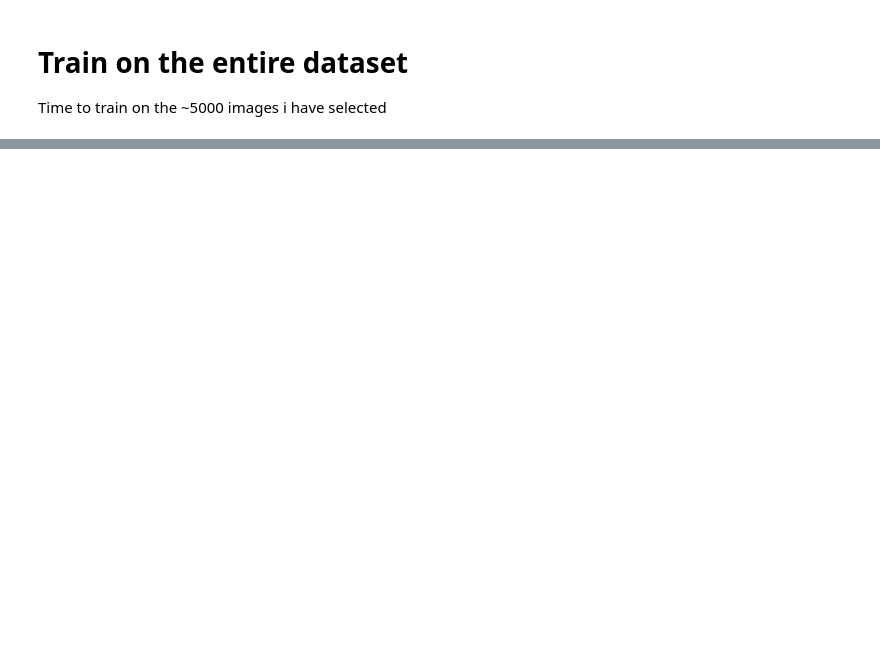
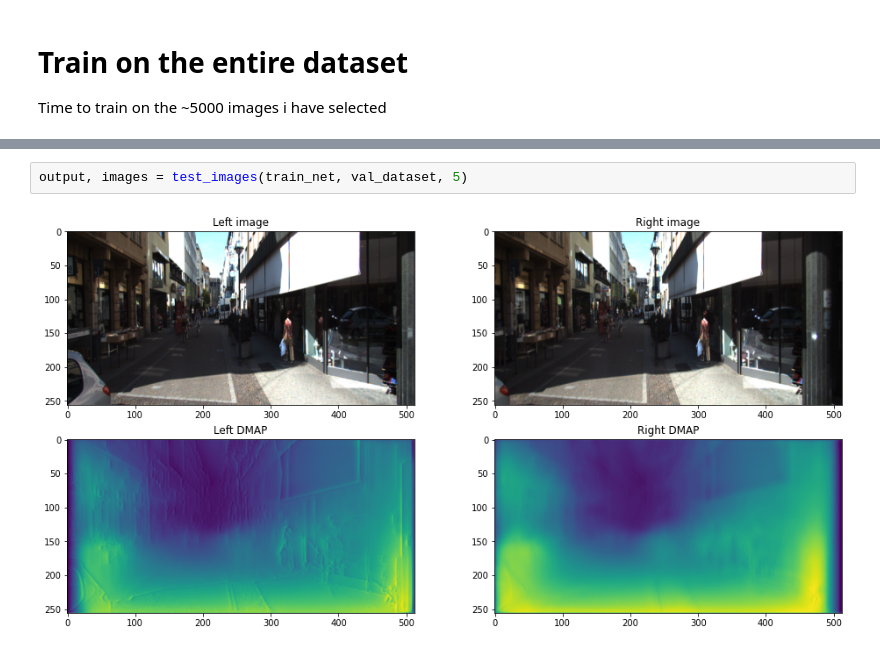
Before and after one commit to charlesyz/MonocularDepthEstimation, a Jupyter notebook: MonocularDepth.ipynb, the cells around one changed output, grey strips where cells are left out. Drawn from its saved outputs; the diff is of its cells as text; blank space fills up the shorter version.

```diff
--- a/MonocularDepth.ipynb
+++ b/MonocularDepth.ipynb
@@ -843,0 +844,4 @@ Epoch: 28 Loss: 1.2369205951690674
+# %%
+output, images = test_images(train_net, val_dataset, 5)
+# %% [output]
+[figure, added]
```
Also changed, not shown: parts of 11 cells of this notebook.
